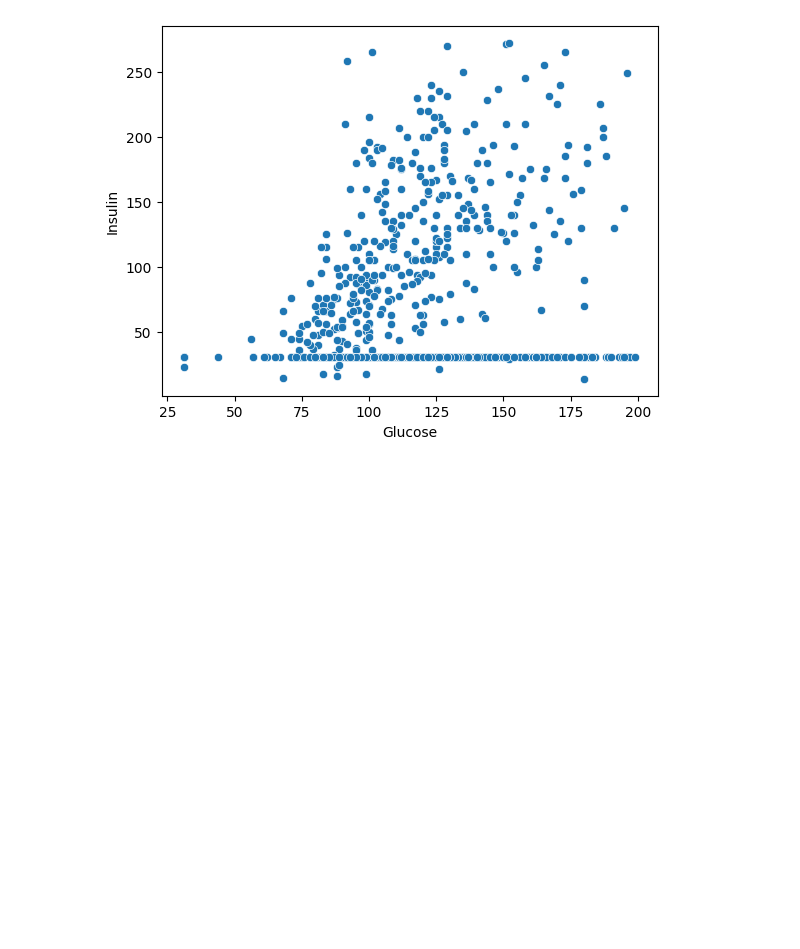
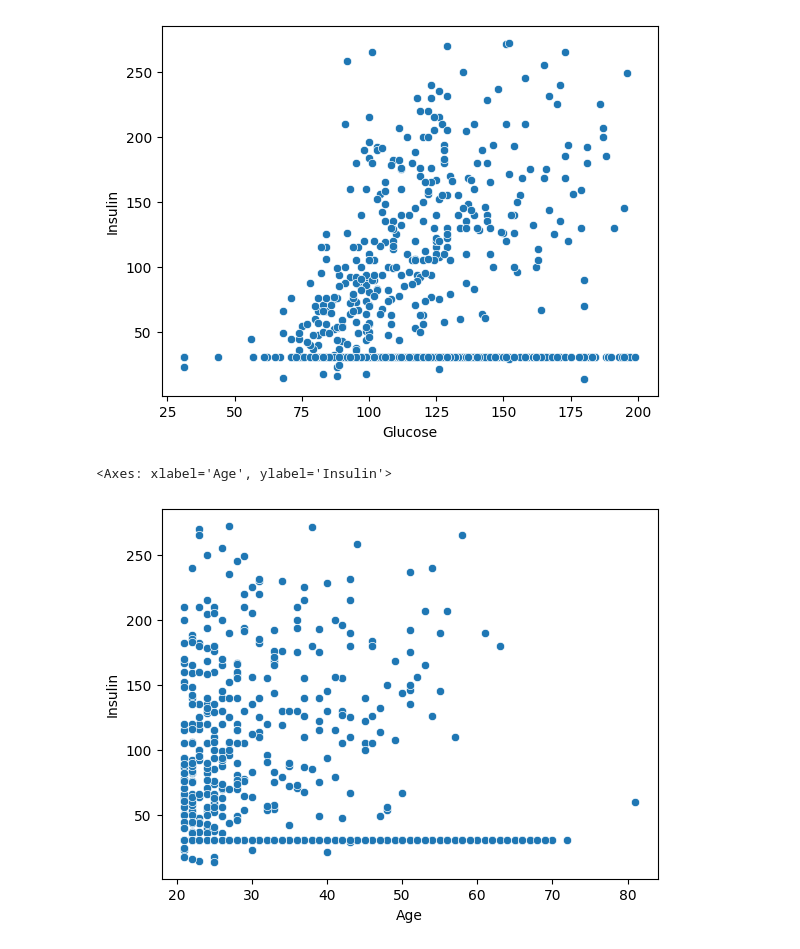
Before and after one commit to zefo38/diabetes_predict, a Jupyter notebook: Diabetes_Predict.ipynb, the cells around one changed output. Cells and saved outputs as stored; diff of their text form; code cells hidden in the pictures; blank space fills up the shorter version.

```diff
--- a/Diabetes_Predict.ipynb
+++ b/Diabetes_Predict.ipynb
@@ -265,3 +265,8 @@ sns.scatterplot(x=data_iqr['Glucose'], y=data_iqr['Insulin'])
 # %% [output]
 <Axes: xlabel='Glucose', ylabel='Insulin'>
 [figure]
+# %%
+sns.scatterplot(x=data_iqr['Age'], y=data_iqr['Insulin'])
+# %% [output]
+<Axes: xlabel='Age', ylabel='Insulin'>
+[figure, added]
```
Also changed, not shown: parts of 15 cells of this notebook.
